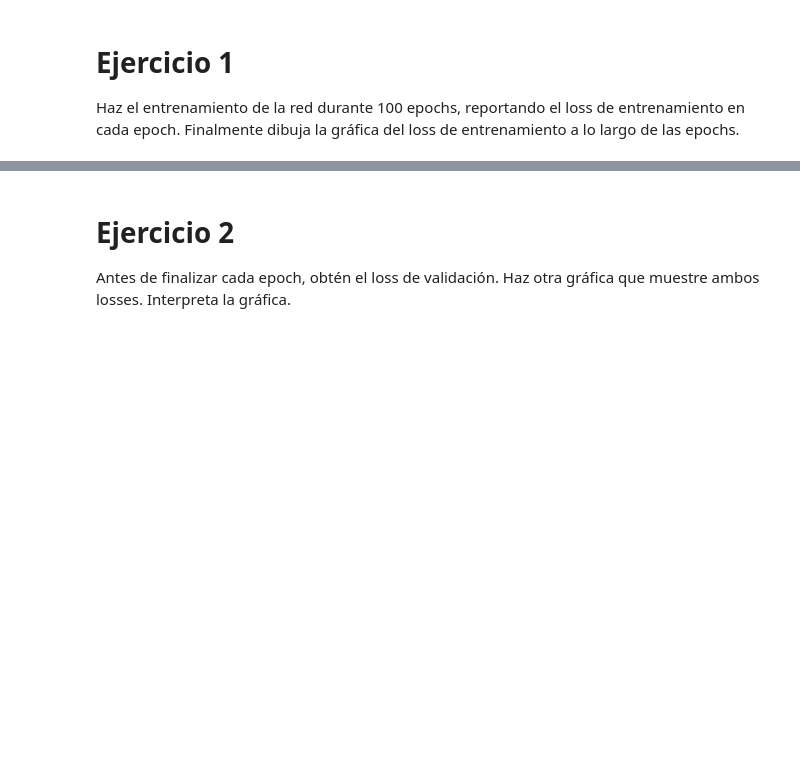
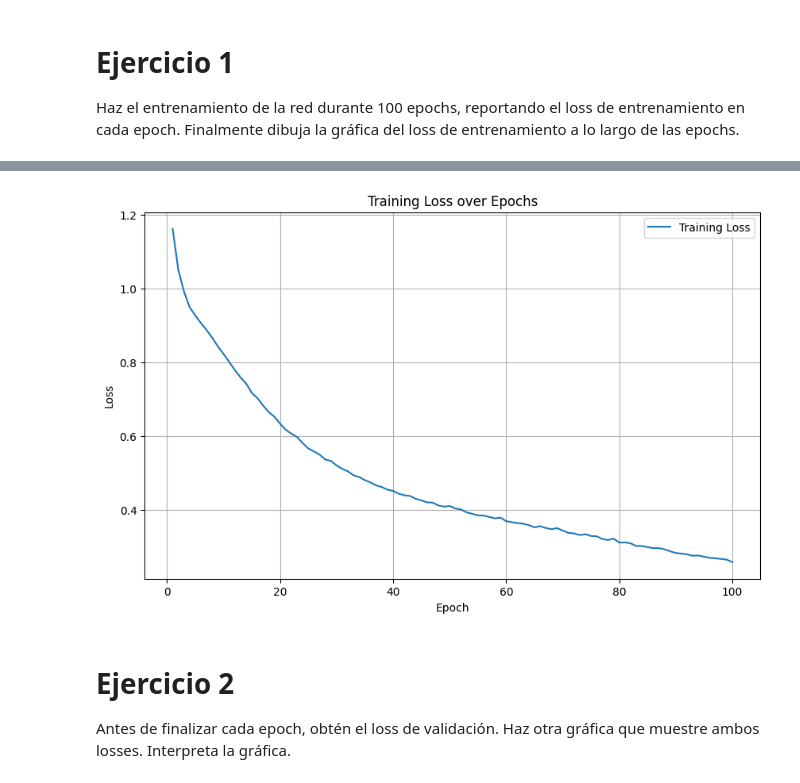
Before and after one commit to lidia1900/Curso-IA-Cartagena, a Jupyter notebook: dia1/3_regularizacion.ipynb, the cells around one changed output, grey strips where cells are left out. Cells and saved outputs as stored; diff of their text form; code cells hidden in the pictures; blank space fills up the shorter version.

```diff
--- a/dia1/3_regularizacion.ipynb
+++ b/dia1/3_regularizacion.ipynb
@@ -41,6 +39,19 @@ class IrisDataset(Dataset):
 
     def __getitem__(self, idx):
         return self.X[idx], self.y[idx]
+# %%
+# Vamos a añadir una capa lineal oculta con función de activación ReLU
+class IrisMLP(nn.Module):
+    def __init__(self, hidden_dim: int = 16):
+        super().__init__()
+        self.fc1 = nn.Linear(4, hidden_dim)
+        self.relu = nn.ReLU()
+        self.fc2 = nn.Linear(hidden_dim, 3)
+
+    def forward(self, x: torch.Tensor) -> torch.Tensor:
+        h = self.relu(self.fc1(x))   # (B, 16)
+        logits = self.fc2(h)         # (B, 3)
+        return logits
 # %%
 full_iris_dataset = IrisDataset()
 train_dataset, test_dataset, val_dataset = torch.utils.data.random_split(full_iris_dataset, [0.7, 0.2, 0.1], generator=torch.Generator().manual_seed(42))
@@ -55,3 +134,18 @@ Haz el entrenamiento de la red durante 100 epochs, reportando el loss de entrena
+# %%
+import matplotlib.pyplot as plt
+import re
+
+#
+plt.figure(figsize=(10, 6))
+plt.plot(epochs, train_losses, label='Training Loss')
+plt.xlabel('Epoch')
+plt.ylabel('Loss')
+plt.title('Training Loss over Epochs')
+plt.legend()
+plt.grid(True)
+plt.show()
+# %% [output]
+[figure, added]
 # %% [markdown]
 # Ejercicio 2
 
```
Also changed, not shown: parts of 6 cells of this notebook.
